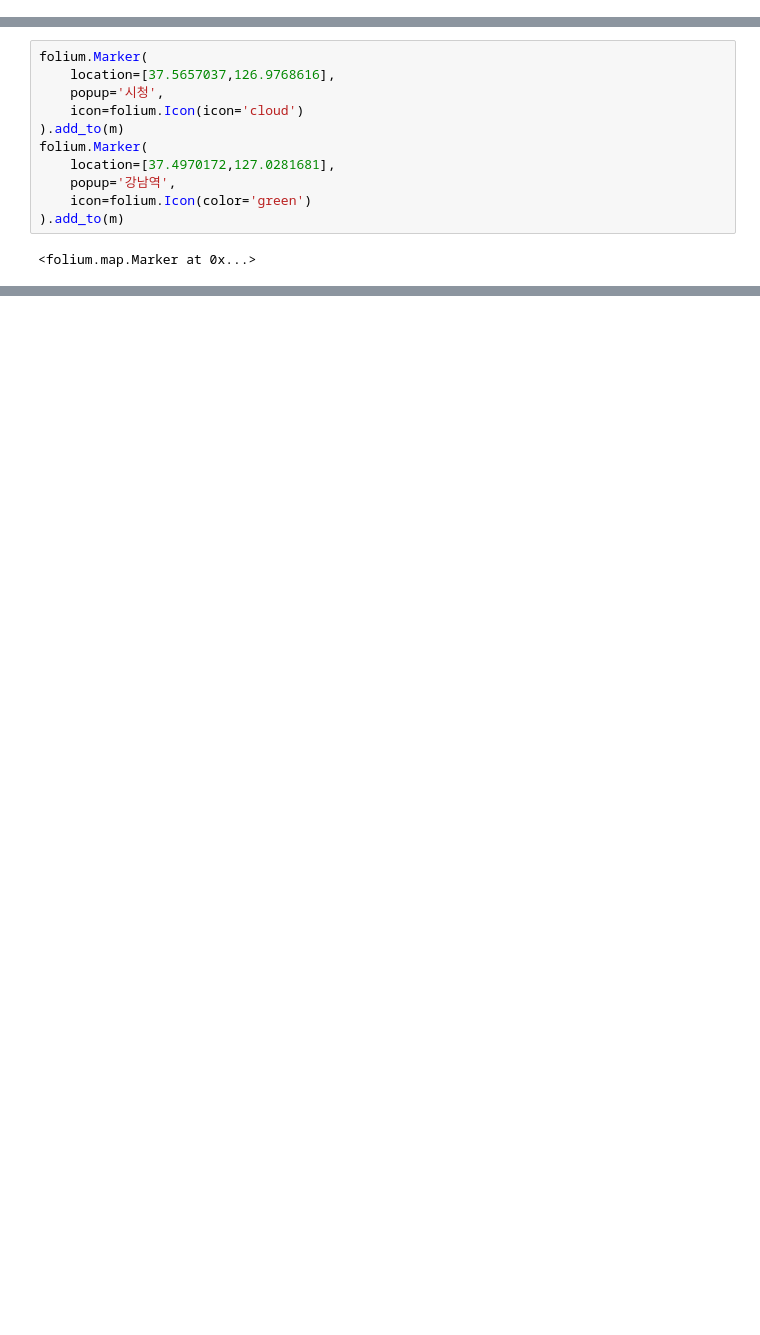
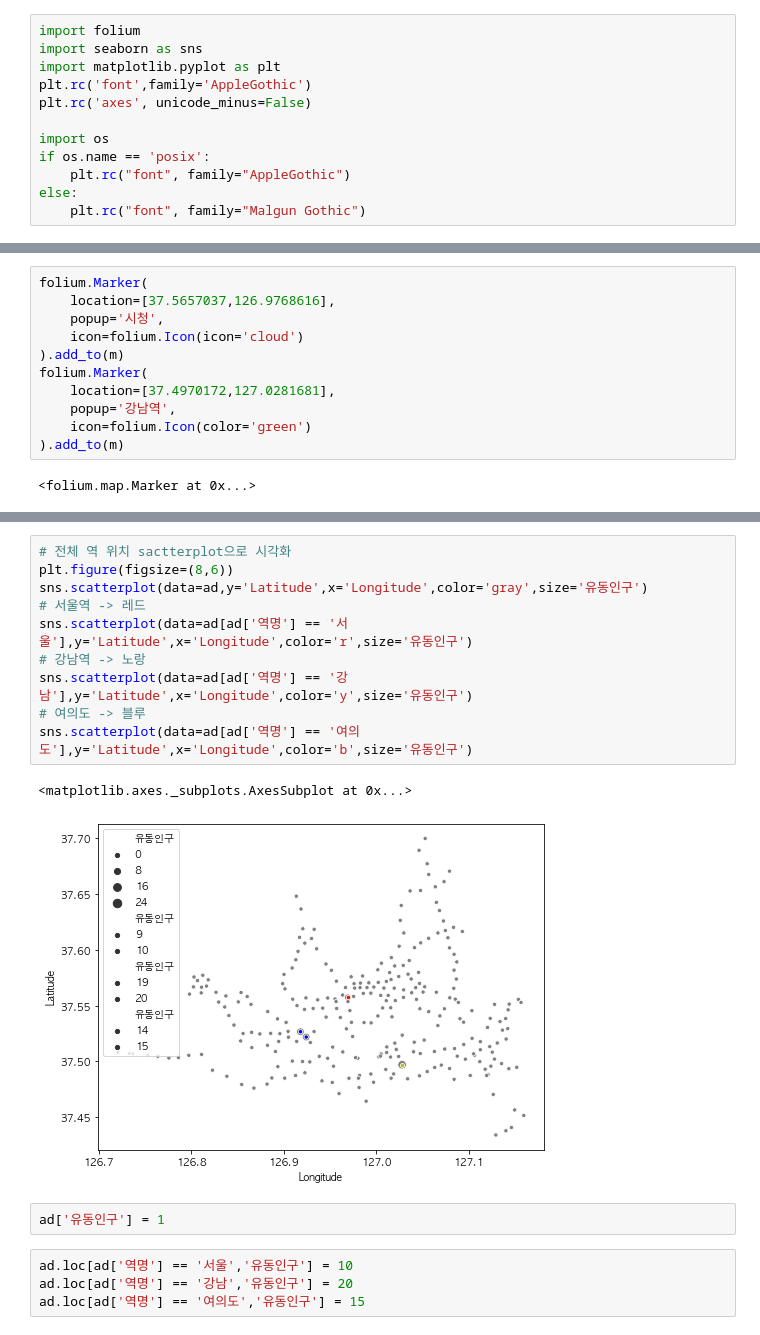
Before and after one commit to choihana/covid19_visualize, a Jupyter notebook: address_crawling.ipynb, the cells around one changed output, grey strips where cells are left out. Saved outputs shown, nothing was run; the diff lists cells and outputs as text; blank space fills up the shorter version.

```diff
--- a/address_crawling.ipynb
+++ b/address_crawling.ipynb
@@ -149,3 +149,15 @@ import folium
+# %%
+import folium
+import seaborn as sns
+import matplotlib.pyplot as plt
+plt.rc('font',family='AppleGothic')
+plt.rc('axes', unicode_minus=False)
+
+import os
+if os.name == 'posix':
+    plt.rc("font", family="AppleGothic")
+else:
+    plt.rc("font", family="Malgun Gothic")
 # %%
 center = [37.541,126.986]
 m=folium.Map(location=center, zoom_start=12)
@@ -172,0 +201,19 @@ m
+# %%
+# 전체 역 위치 sactterplot으로 시각화
+plt.figure(figsize=(8,6))
+sns.scatterplot(data=ad,y='Latitude',x='Longitude',color='gray',size='유동인구')
+# 서울역 -> 레드
+sns.scatterplot(data=ad[ad['역명'] == '서울'],y='Latitude',x='Longitude',color='r',size='유동인구')
+# 강남역 -> 노랑
+sns.scatterplot(data=ad[ad['역명'] == '강남'],y='Latitude',x='Longitude',color='y',size='유동인구')
+# 여의도 -> 블루
+sns.scatterplot(data=ad[ad['역명'] == '여의도'],y='Latitude',x='Longitude',color='b',size='유동인구')
+# %% [output]
+<matplotlib.axes._subplots.AxesSubplot at 0x...>
+[figure, added]
+# %%
+ad['유동인구'] = 1
+# %%
+ad.loc[ad['역명'] == '서울','유동인구'] = 10
+ad.loc[ad['역명'] == '강남','유동인구'] = 20
+ad.loc[ad['역명'] == '여의도','유동인구'] = 15
```
Also changed, not shown: parts of 12 cells of this notebook, 1 other file.
